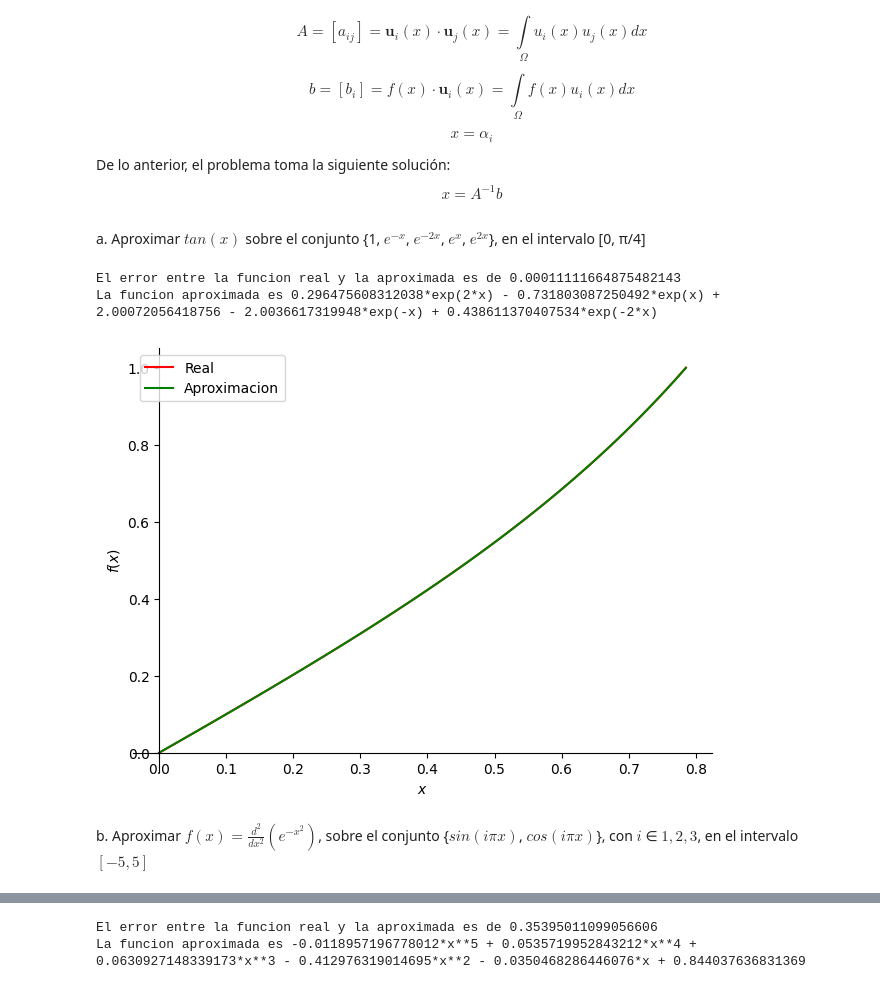
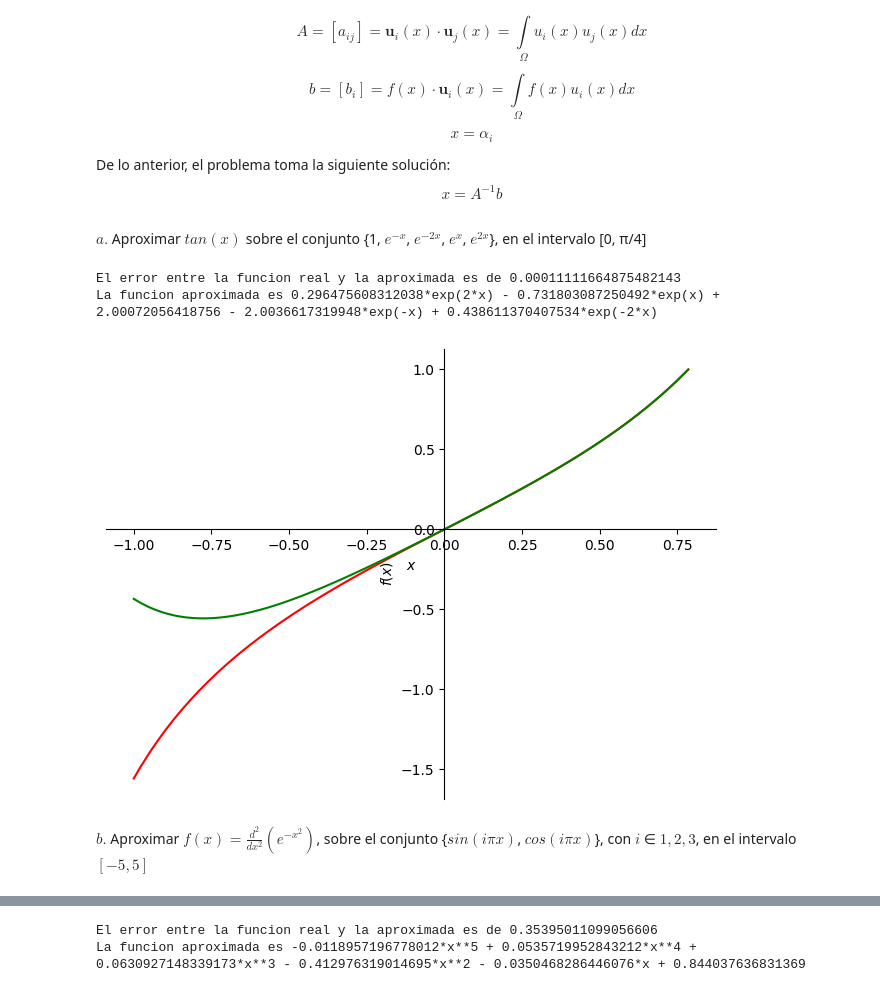
Before and after one commit to JulianSoZa/MiniProjects_NumericMethods, a Jupyter notebook: MiniProject1_GP1/exrcise1.ipynb, the cells around one changed output, grey strips where cells are left out. Cells and saved outputs as stored; diff of their text form; code cells hidden in the pictures.

```diff
--- a/MiniProject1_GP1/exrcise1.ipynb
+++ b/MiniProject1_GP1/exrcise1.ipynb
@@ -59,33 +59,33 @@ def aproximacion_num(f, ui, lim):
 
     return A, b, fg, alp
 # %% [markdown]
-a. Aproximar $tan(x)$ sobre el conjunto {1, $e^{−x}$, $e^{−2x}$, $e^{x}$, $e^{2x}$}, en el intervalo [0, π/4]
+$a.$ Aproximar $tan(x)$ sobre el conjunto {1, $e^{−x}$, $e^{−2x}$, $e^{x}$, $e^{2x}$}, en el intervalo [0, π/4]
 # %%
 x = sym.Symbol('x')                                                     # Variable independiente de forma simbolica
 f = sym.tan(x)                                                          # Funcion a aproximar
 ui = [1, sym.exp(-x), sym.exp(-2*x), sym.exp(x), sym.exp(2*x)]          # Funciones base de aproximacion
 lim = [0, (np.pi)/4]                                                    # Rango en el que se hace la integracion
 
 A, b, fg, alp = aproximacion_num(f, ui, lim)
 
 m = fg #Funcion aproximada
 print(f"La funcion aproximada es {m}")
 
 # GRAFICO DE LAS FUNCIONES
 
-grafico = plot(f,m, (x, lim[0], lim[1]), show=False, legend= True)      # Grafico en los limites dados
-#grafico = plot(f,m, (x, -1, lim[1]), show=False)                       #  Permite ver las funciones en un rango mas amplio
+#grafico = plot(f,m, (x, lim[0], lim[1]), show=False, legend= True)      # Grafico en los limites dados
+grafico = plot(f,m, (x, -1, lim[1]), show=False)                         #  Permite ver las funciones en un rango mas amplio
 grafico[0].line_color= 'r'
 grafico[0].label = "Real"
 grafico[1].line_color= 'g'
 grafico[1].label = "Aproximacion"
 grafico.show()
 # %% [output]
 El error entre la funcion real y la aproximada es de 0.00011111664875482143
 La funcion aproximada es 0.296475608312038*exp(2*x) - 0.731803087250492*exp(x) + 2.00072056418756 - 2.0036617319948*exp(-x) + 0.438611370407534*exp(-2*x)
-[figure, old version]
+[figure, new version]
 # %% [markdown]
-b. Aproximar $f(x) = \frac{d^2}{dx^2}(e^{-x^2})$, sobre el conjunto {$sin(iπx)$, $cos(iπx)$}, con $i$ ∈ ${1, 2, 3}$, en el intervalo $[−5, 5]$
+$b.$ Aproximar $f(x) = \frac{d^2}{dx^2}(e^{-x^2})$, sobre el conjunto {$sin(iπx)$, $cos(iπx)$}, con $i$ ∈ ${1, 2, 3}$, en el intervalo $[−5, 5]$
 # %%
 x = sym.Symbol('x')                                                     # Variable independiente de forma simbolica
 f = sym.exp(-x**2)
```
Also changed, not shown: parts of 4 cells of this notebook, 1 other file.
